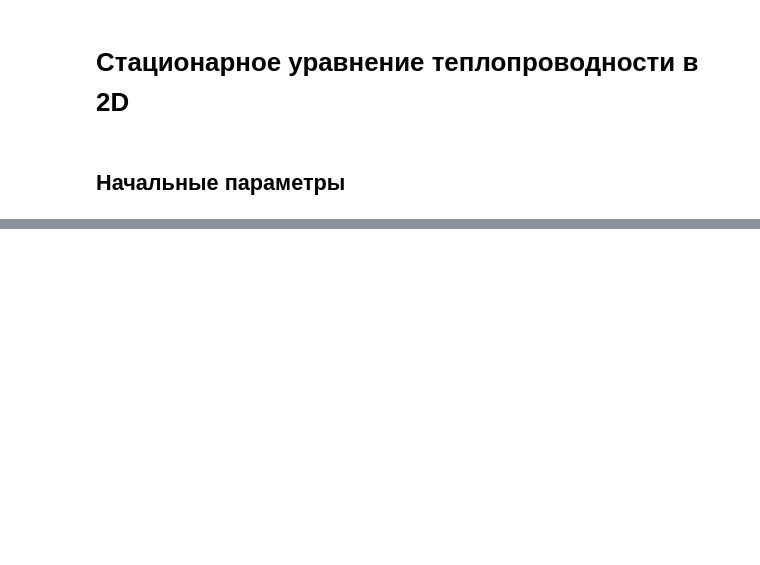
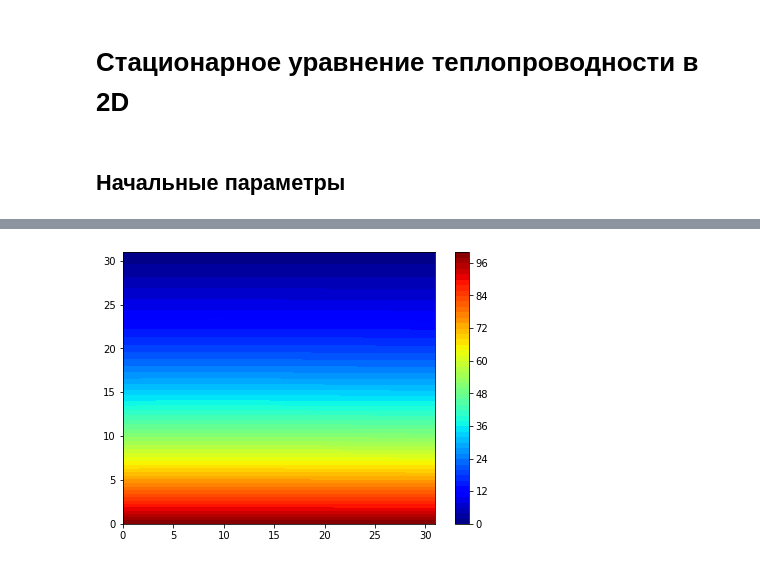
Before and after one commit to dimared/vmetf, a Jupyter notebook: 3task.ipynb, the cells around one changed output, grey strips where cells are left out. Cells and saved outputs as stored; diff of their text form; code cells hidden in the pictures; blank space fills up the shorter version.

```diff
--- a/3task.ipynb
+++ b/3task.ipynb
@@ -127,0 +229,84 @@ fig.colorbar(picture)
+# %%
+N = 32
+T = np.zeros((N,N))
+T = np.random.random((N,N))
+
+dx = 0.1
+dV = dx**2
+
+T1 = 100
+T0 = 0
+
+L0 = 0.1
+Lambda = np.full((N,N), L0)
+
+S_c = np.zeros((N,N))
+S_p = np.zeros((N,N))
+
+small = 1e-15
+
+
+def refreshT():
+    """
+    Зададим граничные условия на температуру
+    """
+
+    T[0, :] = T1
+    T[:, 0] = T[:, 1]
+    T[:, -1] = T[:, -2]
+    T[-1, :] = T0
+
+def getab(i,j):
+    a_w = 2*Lambda[i,j-1]*Lambda[i,j]/(Lambda[i,j-1]+Lambda[i,j] + small) / dx
+    a_n = 2*Lambda[i+1,j]*Lambda[i,j]/(Lambda[i+1,j]+Lambda[i,j] + small) / dx
+    a_e = 2*Lambda[i,j+1]*Lambda[i,j]/(Lambda[i,j+1]+Lambda[i,j] + small) / dx
+    a_s = 2*Lambda[i-1,j]*Lambda[i,j]/(Lambda[i-1,j]+Lambda[i,j] + small) / dx
+    a_p = a_w + a_n + a_e + a_s - S_p[i,j]*dV
+    b = S_c[i,j]*dV
+
+    return [a_w, a_n, a_e, a_s, a_p, b]
+
+
+refreshT()
+
+for _ in tqdm_notebook(range(120)):
+    T_prom = T.copy()
+    for i in range(0,N-1):
+        P = np.zeros(N)
+        Q = np.zeros(N)
+        Q[0] = T[i, 0]
+        for j in range(0,N-1):
+            a_w, a_n, a_e, a_s, a_p, b = getab(i,j)
+
+            P[j+1] = a_e / (a_p-a_w*P[j])
+            Q[j+1] = (a_n*T[i+1,j]+a_s*T[i-1,j]+b + a_w*Q[j])/(a_p-a_w*P[j])
+
+        for j in range(N-2, -1, -1):
+            T_prom[i,j] = P[j+1]*T_prom[i,j+1]+Q[j+1]
+
+    T = T_prom.copy()
+    refreshT()
+
+    for j in range(0,N-1):
+        P = np.zeros(N)
+        Q = np.zeros(N)
+        Q[0] = T[0, j]
+        for i in range(0,N-1):
+            a_w, a_n, a_e, a_s, a_p, b = getab(i,j)
+
+            P[i+1] = a_n / (a_p-a_s*P[i])
+            Q[i+1] = (a_w*T[i,j-1]+a_e*T[i,j+1]+b + a_s*Q[i])/(a_p-a_s*P[i])
+
+        for i in range(N-2, -1, -1):
+            T_prom[i,j] = P[i+1]*T_prom[i+1,j]+Q[i+1]
+
+    T = T_prom.copy()
+    refreshT()
+
+
+fig, ax = plt.subplots(figsize = (7,5))
+colorinterpolation = 50
+colourMap = plt.cm.jet
+picture = ax.contourf(T, colorinterpolation, cmap=colourMap)
+fig.colorbar(picture)
+# %% [output]
@@ -127,0 +315 @@ fig.colorbar(picture)
+[figure, added]
```
Also changed, not shown: parts of 7 cells of this notebook.
